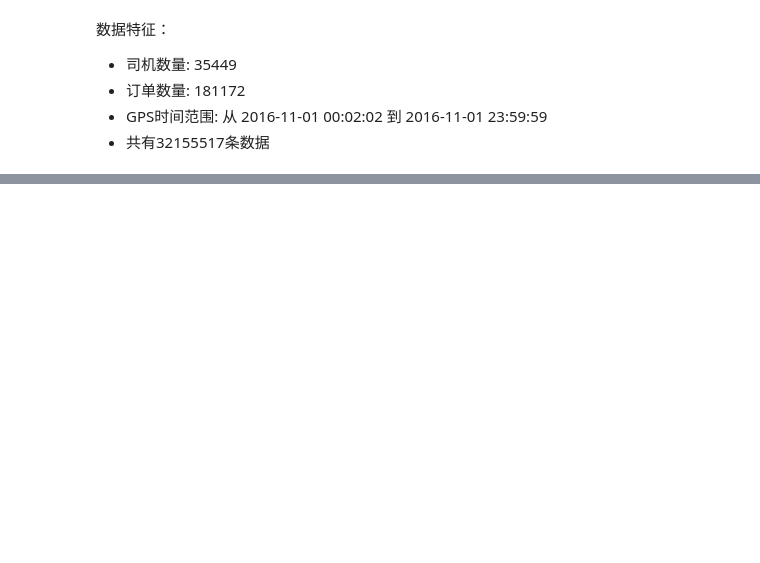
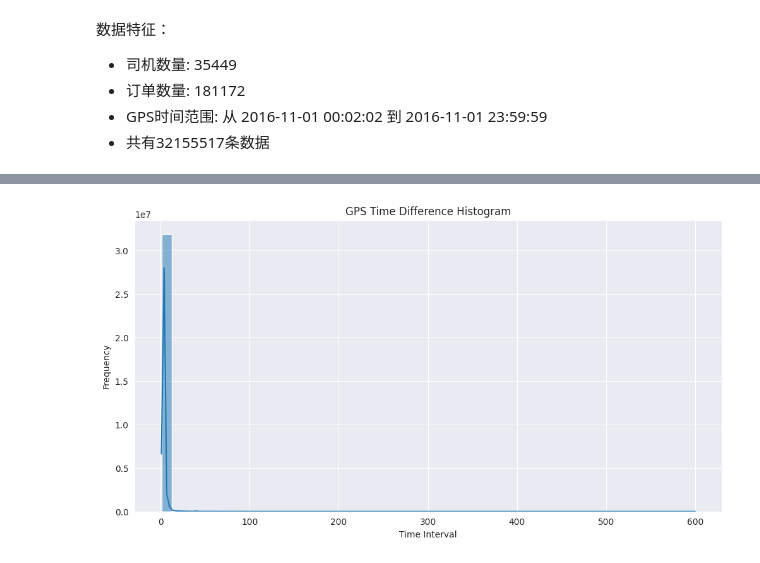
Before and after one commit to jameskerry651/map_matching, a Jupyter notebook: data_vis.ipynb, the cells around one changed output, grey strips where cells are left out. Cells and saved outputs as stored; diff of their text form; code cells hidden in the pictures; blank space fills up the shorter version.

```diff
--- a/data_vis.ipynb
+++ b/data_vis.ipynb
@@ -38,0 +30,20 @@ Index(['driver_id', 'order_id', 'gps_time', 'longitude', 'latitude'], dtype='obj
+# %%
+
+df['gps_time'] = pd.to_datetime(df['gps_time'])
+df = df.sort_values(by=['order_id', 'gps_time'])
+
+# 2. 优化的时间和距离间隔计算
+df['time_diff'] = df.groupby('order_id')['gps_time'].diff().dt.total_seconds()
+df[['prev_lon', 'prev_lat']] = df.groupby('order_id')[['longitude', 'latitude']].shift(1)
+df['distance_diff'] = haversine_vectorized(
+    df['prev_lon'], df['prev_lat'],
+    df['longitude'], df['latitude']
+)
+df = df.drop(columns=['prev_lon', 'prev_lat'])
+
+# 3. 统计分析
+analysis_df = df.dropna(subset=['time_diff', 'distance_diff'])
+print("\n--- 订单内连续GPS轨迹时间间隔分布分析 ---")
+print(analysis_df['time_diff'].describe())
+print("\n--- 订单内连续GPS轨迹点距离间隔分布分析 ---")
+print(analysis_df['distance_diff'].describe())
@@ -39,58 +68,10 @@ Index(['driver_id', 'order_id', 'gps_time', 'longitude', 'latitude'], dtype='obj
 # %%
-def get_random_order_trajectories(df: pd.DataFrame, n: int = 1) -> pd.DataFrame:
-    """
-    从包含GPS轨迹数据的DataFrame中随机抽取n个订单的完整轨迹，并按订单和时间排序。
-
-    参数:
-        df (pd.DataFrame): 包含GPS数据的输入DataFrame。
-                           必须包含 'order_id' 和 'gps_time' 列。
-        n (int, optional):  要随机抽取的订单数量。默认为 1。
-
-    返回:
-        pd.DataFrame: 一个新的DataFrame，其中包含随机选定的n个订单的所有GPS点。
-                      数据首先按 'order_id' 排序，然后在每个订单内按 'gps_time' 升序排列。
-                      如果输入DataFrame为空或n<1，则返回空DataFrame。
-    """
-    # 1. 边缘情况处理
-    if df.empty or n < 1:
-        print("警告：输入的DataFrame为空或请求的订单数n小于1，返回空DataFrame。")
-        return pd.DataFrame()
-
-    # 2. 获取所有唯一的订单ID
-    unique_orders = df['order_id'].unique()
-    num_unique_orders = len(unique_orders)
-
-    if num_unique_orders == 0:
-        print("警告：在 'order_id' 列中没有找到有效订单。")
-        return pd.DataFrame()
-
-    # 3. 决定要抽样的订单ID列表
-    # 如果请求的n大于等于总订单数，就返回所有订单
-    if n >= num_unique_orders:
-        print(f"警告：请求的订单数 ({n}) 大于或等于总的唯一订单数 ({num_unique_orders})。将返回所有订单的轨迹。")
-        sampled_order_ids = unique_orders
-    else:
-        # 随机抽取n个不重复的订单ID
-        sampled_order_ids = np.random.choice(unique_orders, size=n, replace=False)
-
-    print(f"已随机抽取的订单ID为: {list(sampled_order_ids)}")
-
-    # 4. 使用 .isin() 高效筛选出所有被选中订单的数据
-    # 使用 .copy() 以避免后续操作影响原始数据
-    trajectories_df = df[df['order_id'].isin(sampled_order_ids)].copy()
-
-    # 5. 将 'gps_time' 列转换为 datetime 对象以确保排序准确性
-    trajectories_df['gps_time'] = pd.to_datetime(trajectories_df['gps_time'])
-
-    # 6. 核心排序：先按订单ID分组，再在组内按时间升序排列
-    sorted_trajectories_df = trajectories_df.sort_values(
-        by=['order_id', 'gps_time'],
-        ascending=True
-    )
-
-    return sorted_trajectories_df
-
-order_sampled_trajectory = get_random_order_trajectories(df, 3)
-
-order_sampled_trajectory.to_csv("order_sampled.csv", index=False, encoding='utf-8-sig')
+# 可视化时间间隔分布
+plt.figure(figsize=(12, 6))
+sns.histplot(analysis_df[analysis_df['time_diff'] <= 600]['time_diff'], bins=50, kde=True)
+plt.title('GPS Time Difference Histogram')
+plt.xlabel('Time Interval')
+plt.ylabel('Frequency')
+plt.grid(True)
+plt.show()
 # %% [output]
@@ -97,0 +78 @@ order_sampled_trajectory.to_csv("order_sampled.csv", index=False, encoding='utf-
+[figure, added]
```
Also changed, not shown: parts of 8 cells of this notebook, 7 other files.
